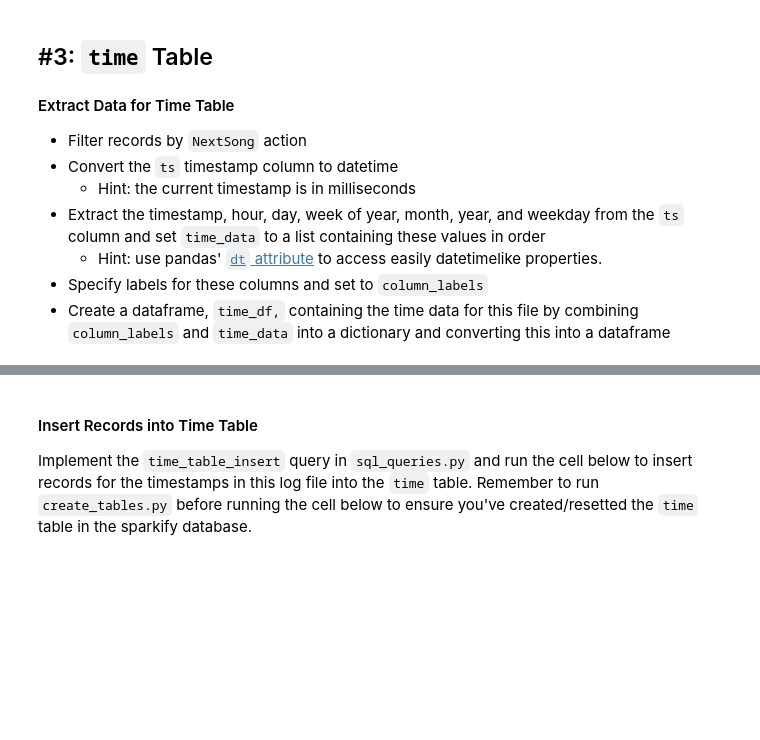
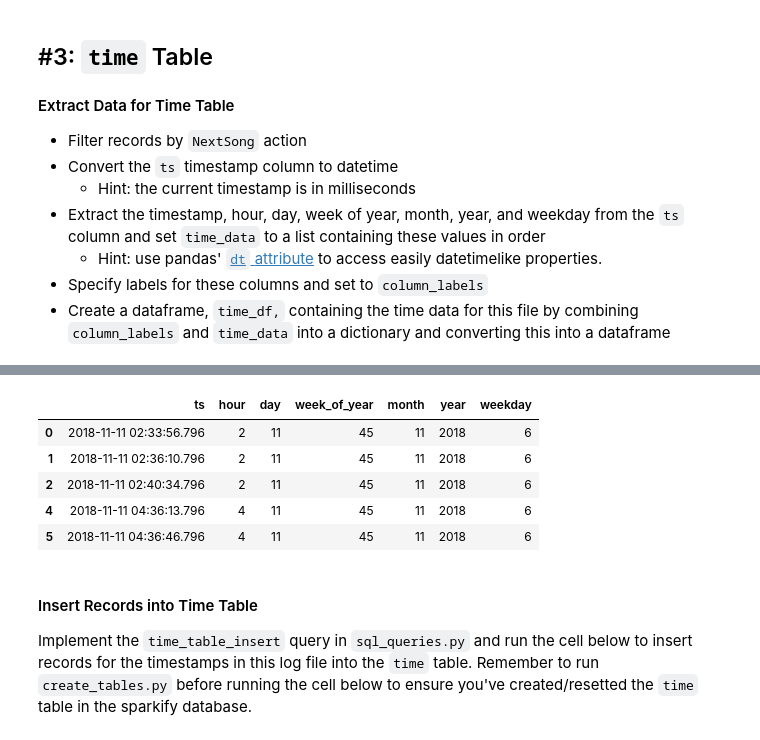
Before and after one commit to lastnode/nanodeg_p1_songs, a Jupyter notebook: etl.ipynb, the cells around one changed output, grey strips where cells are left out. Saved outputs shown, nothing was run; the diff lists cells and outputs as text; code cells hidden in the pictures; blank space fills up the shorter version.

```diff
--- a/etl.ipynb
+++ b/etl.ipynb
@@ -182,6 +190,25 @@ column_labels = ()
+# %%
+time_data = [df_nextsong['ts'], df_nextsong['ts'].dt.hour, df_nextsong['ts'].dt.day, df_nextsong['ts'].dt.weekofyear, df_nextsong['ts'].dt.month, df_nextsong['ts'].dt.year, df_nextsong['ts'].dt.weekday]
+
+column_labels = ['ts', 'hour', 'day', 'week_of_year', 'month', 'year', 'weekday']
+
+assert isinstance(time_data, list)
+assert isinstance(column_labels, list)
+
+time_dict = dict(zip(column_labels,time_data))
+
+time_df = pd.DataFrame.from_dict(time_dict)
+
+assert isinstance(time_df, pd.DataFrame)
 # %%
-time_df =
 time_df.head()
+# %% [output]
+|  | ts | hour | day | week_of_year | month | year | weekday |
+| 0 | 2018-11-11 02:33:56.796 | 2 | 11 | 45 | 11 | 2018 | 6 |
+| 1 | 2018-11-11 02:36:10.796 | 2 | 11 | 45 | 11 | 2018 | 6 |
+| 2 | 2018-11-11 02:40:34.796 | 2 | 11 | 45 | 11 | 2018 | 6 |
+| 4 | 2018-11-11 04:36:13.796 | 4 | 11 | 45 | 11 | 2018 | 6 |
+| 5 | 2018-11-11 04:36:46.796 | 4 | 11 | 45 | 11 | 2018 | 6 |
 # %% [markdown]
 #### Insert Records into Time Table
 Implement the `time_table_insert` query in `sql_queries.py` and run the cell below to insert records for the timestamps in this log file into the `time` table. Remember to run `create_tables.py` before running the cell below to ensure you've created/resetted the `time` table in the sparkify database.
```
Also changed, not shown: parts of 5 cells of this notebook, 1 other file.
